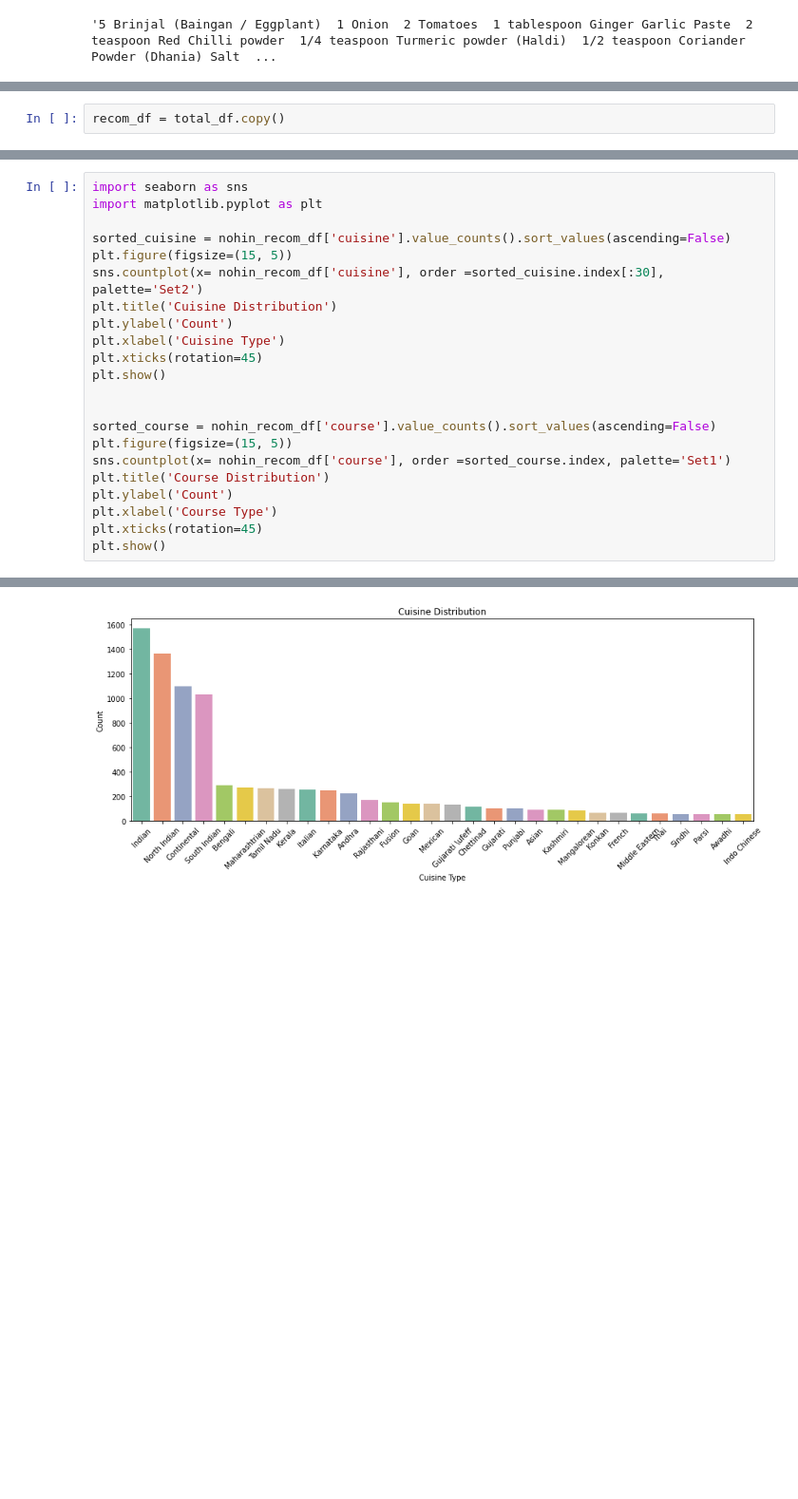
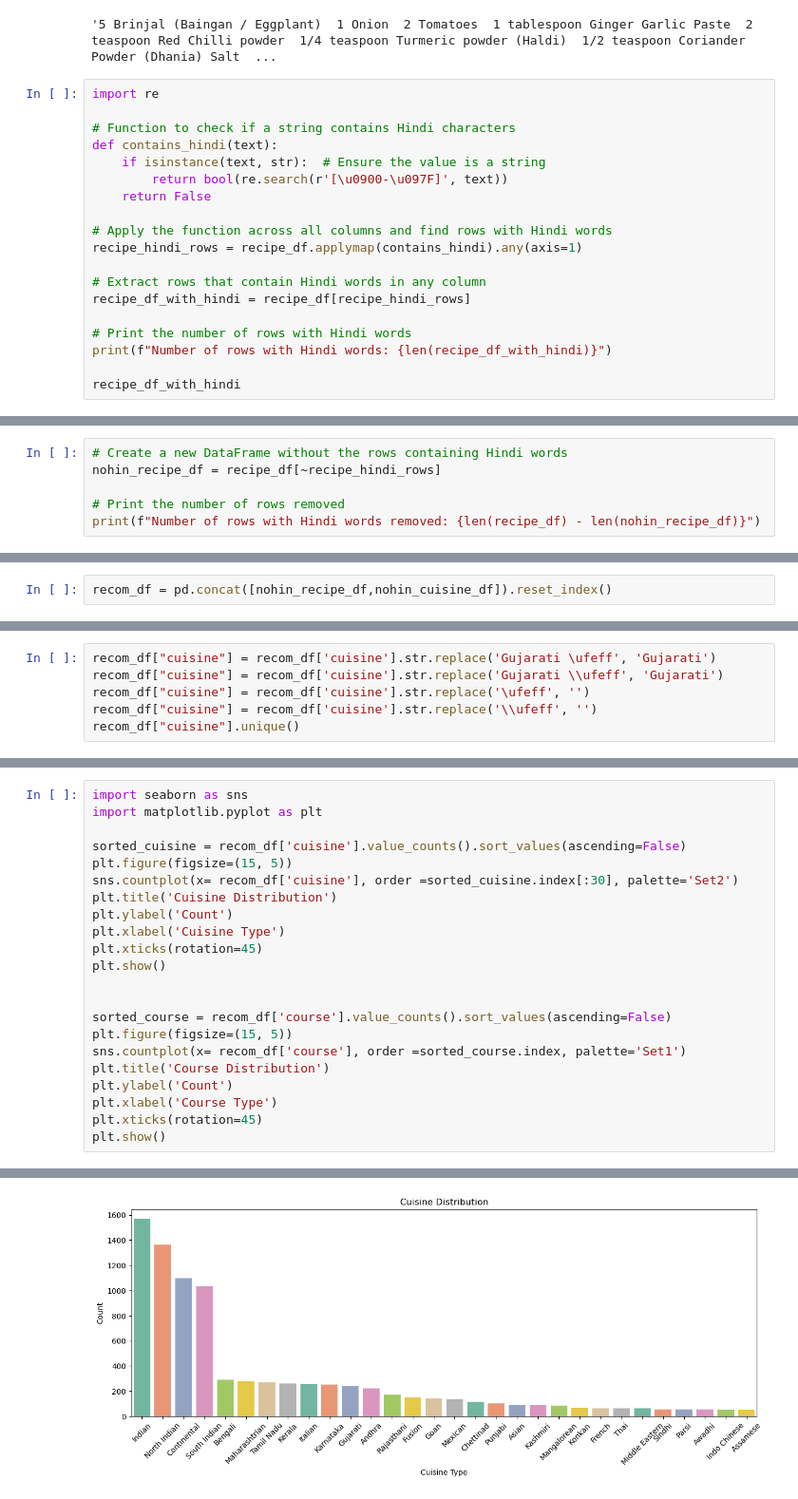
Before and after one commit to jonkerr/indian-food, a Jupyter notebook: merged_recipe_dataset.ipynb, the cells around one changed output, grey strips where cells are left out. Shown: that part at 95% size. Cells and saved outputs as stored; diff of their text form; blank space fills up the shorter version.

```diff
--- a/merged_recipe_dataset.ipynb
+++ b/merged_recipe_dataset.ipynb
@@ -387,3 +493,22 @@ recipe_df["ingredients"][0]
 recipe_df['ingredients'][3]
 # %% [output]
 '5 Brinjal (Baingan / Eggplant)  1 Onion  2 Tomatoes  1 tablespoon Ginger Garlic Paste  2 teaspoon Red Chilli powder  1/4 teaspoon Turmeric powder (Haldi)  1/2 teaspoon Coriander Powder (Dhania) Salt  ...
+# %%
+import re
+
+# Function to check if a string contains Hindi characters
+def contains_hindi(text):
+    if isinstance(text, str):  # Ensure the value is a string
+        return bool(re.search(r'[\u0900-\u097F]', text))
+    return False
+
+# Apply the function across all columns and find rows with Hindi words
+recipe_hindi_rows = recipe_df.applymap(contains_hindi).any(axis=1)
+
+# Extract rows that contain Hindi words in any column
+recipe_df_with_hindi = recipe_df[recipe_hindi_rows]
+
+# Print the number of rows with Hindi words
+print(f"Number of rows with Hindi words: {len(recipe_df_with_hindi)}")
+
+recipe_df_with_hindi
@@ -389,0 +530,6 @@ recipe_df['ingredients'][3]
+# %%
+# Create a new DataFrame without the rows containing Hindi words
+nohin_recipe_df = recipe_df[~recipe_hindi_rows]
+
+# Print the number of rows removed
+print(f"Number of rows with Hindi words removed: {len(recipe_df) - len(nohin_recipe_df)}")
@@ -643,5 +699,5 @@ Name: course, dtype: int64
 # %%
-recom_df = total_df.copy()
+recom_df = pd.concat([nohin_recipe_df,nohin_cuisine_df]).reset_index()
 # %%
 recom_df.drop(columns= ["Similar_Dishes"],inplace=True)
 recom_df
@@ -784,0 +769,6 @@ len(unique_recom_ingredient_list)
+# %%
+recom_df["cuisine"] = recom_df['cuisine'].str.replace('Gujarati \ufeff', 'Gujarati')
+recom_df["cuisine"] = recom_df['cuisine'].str.replace('Gujarati \\ufeff', 'Gujarati')
+recom_df["cuisine"] = recom_df['cuisine'].str.replace('\ufeff', '')
+recom_df["cuisine"] = recom_df['cuisine'].str.replace('\\ufeff', '')
+recom_df["cuisine"].unique()
@@ -820,9 +862,9 @@ nohin_recom_df.describe(include="all")
 import seaborn as sns
 import matplotlib.pyplot as plt
 
-sorted_cuisine = nohin_recom_df['cuisine'].value_counts().sort_values(ascending=False)
+sorted_cuisine = recom_df['cuisine'].value_counts().sort_values(ascending=False)
 plt.figure(figsize=(15, 5))
-sns.countplot(x= nohin_recom_df['cuisine'], order =sorted_cuisine.index[:30], palette='Set2')
+sns.countplot(x= recom_df['cuisine'], order =sorted_cuisine.index[:30], palette='Set2')
 plt.title('Cuisine Distribution')
 plt.ylabel('Count')
 plt.xlabel('Cuisine Type')
@@ -830,9 +872,9 @@ plt.xticks(rotation=45)
 plt.show()
 
 
-sorted_course = nohin_recom_df['course'].value_counts().sort_values(ascending=False)
+sorted_course = recom_df['course'].value_counts().sort_values(ascending=False)
 plt.figure(figsize=(15, 5))
-sns.countplot(x= nohin_recom_df['course'], order =sorted_course.index, palette='Set1')
+sns.countplot(x= recom_df['course'], order =sorted_course.index, palette='Set1')
 plt.title('Course Distribution')
 plt.ylabel('Count')
 plt.xlabel('Course Type')
@@ -842 +887 @@ plt.show()
-[figure, old version]
+[figure, new version]
```
Also changed, not shown: parts of 73 cells of this notebook.
